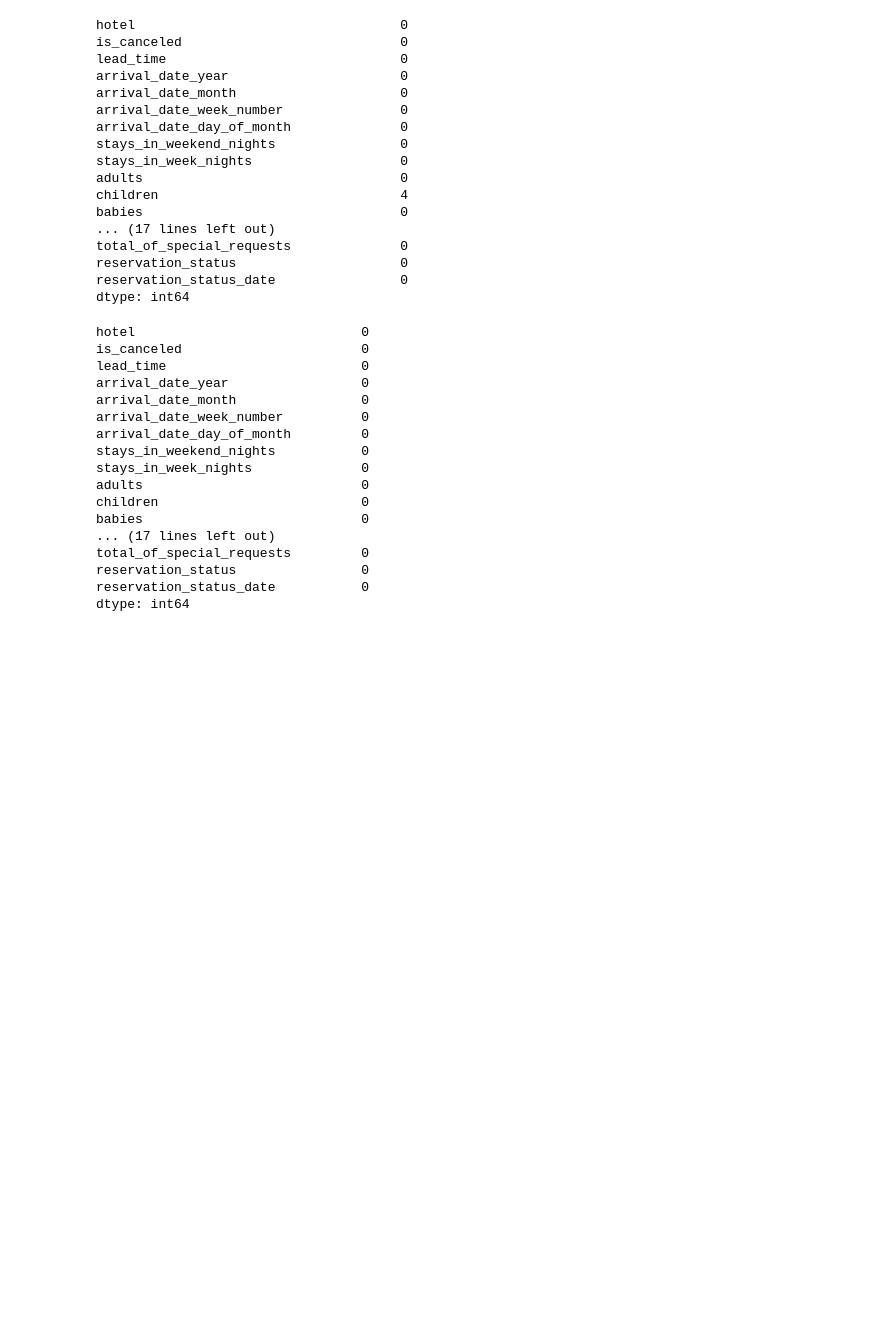
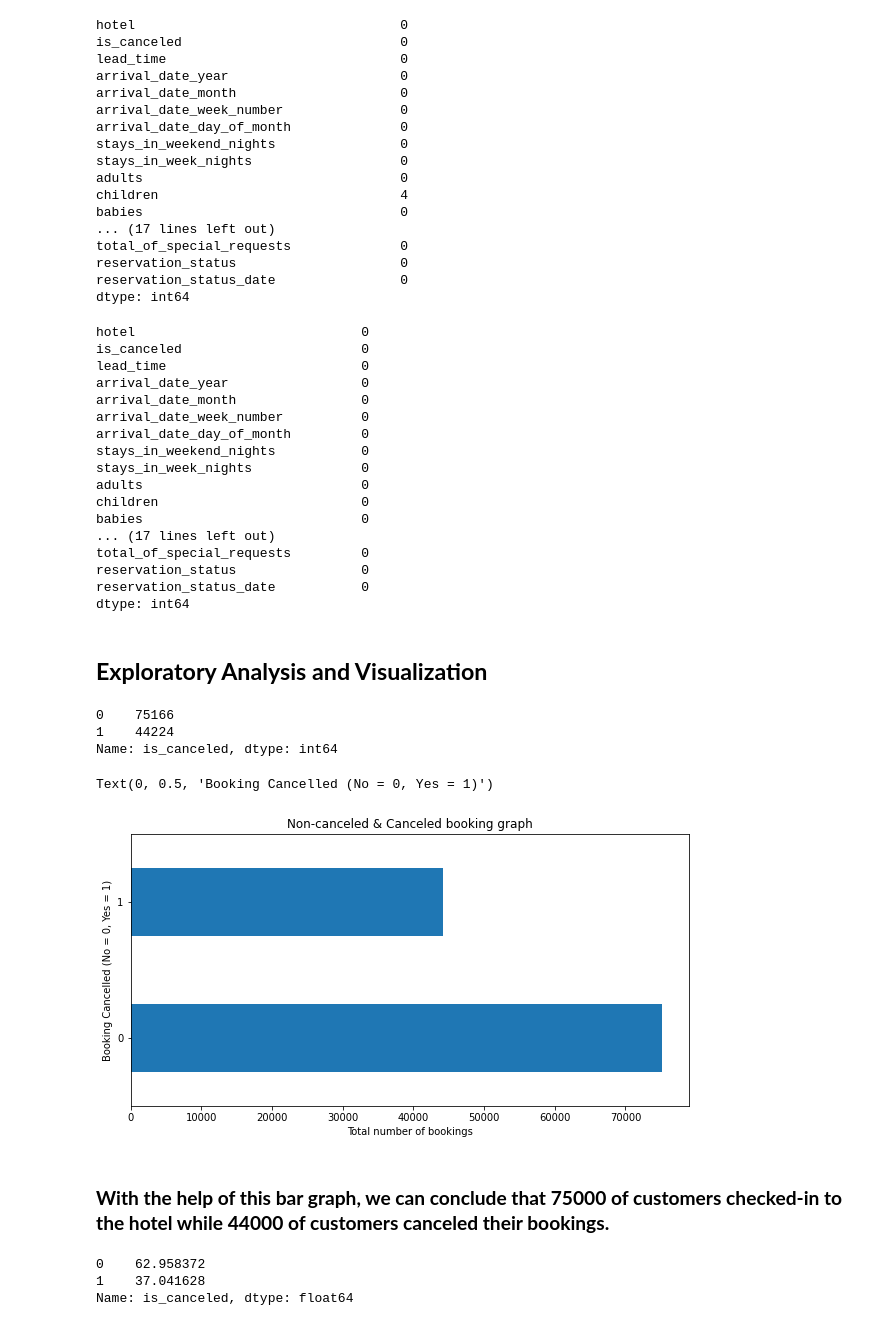
Before and after one commit to Animesh227/Hotel-Booking-Analysis, a Jupyter notebook: Hotel_Booking_Analysis_Capstone_Project_Animesh_Chakraborty.ipynb, the cells around one changed output. Cells and saved outputs as stored; diff of their text form; code cells hidden in the pictures; blank space fills up the shorter version.

```diff
--- a/Hotel_Booking_Analysis_Capstone_Project_Animesh_Chakraborty.ipynb
+++ b/Hotel_Booking_Analysis_Capstone_Project_Animesh_Chakraborty.ipynb
@@ -166,3 +166,33 @@ total_of_special_requests         0
 reservation_status                0
 reservation_status_date           0
 dtype: int64
+# %% [markdown]
+## **Exploratory Analysis and Visualization**
+# %%
+# Counting the total number of values in 'is_canceled' column
+is_canceled_counts=df['is_canceled'].value_counts()
+is_canceled_counts
+# %% [output]
+0    75166
+1    44224
+Name: is_canceled, dtype: int64
+# %%
+# plot the graph for total number of bookings vs canceled or non-canceled bookings
+plt.rcParams['figure.figsize'] = (10, 5)
+is_canceled_counts.plot(kind='barh')
+plt.title('Non-canceled & Canceled booking graph')
+plt.xlabel('Total number of bookings')
+plt.ylabel('Booking Cancelled (No = 0, Yes = 1)')
+# %% [output]
+Text(0, 0.5, 'Booking Cancelled (No = 0, Yes = 1)')
+[figure, added]
+# %% [markdown]
+### **With the help of this bar graph, we can conclude that 75000 of customers checked-in  to the hotel while 44000 of customers canceled their bookings.**
+# %%
+# Finding the percentage of booking
+booking_percentage= is_canceled_counts/is_canceled_counts.sum()*100
+booking_percentage
+# %% [output]
+0    62.958372
+1    37.041628
+Name: is_canceled, dtype: float64
```
Also changed, not shown: parts of 6 cells of this notebook.
